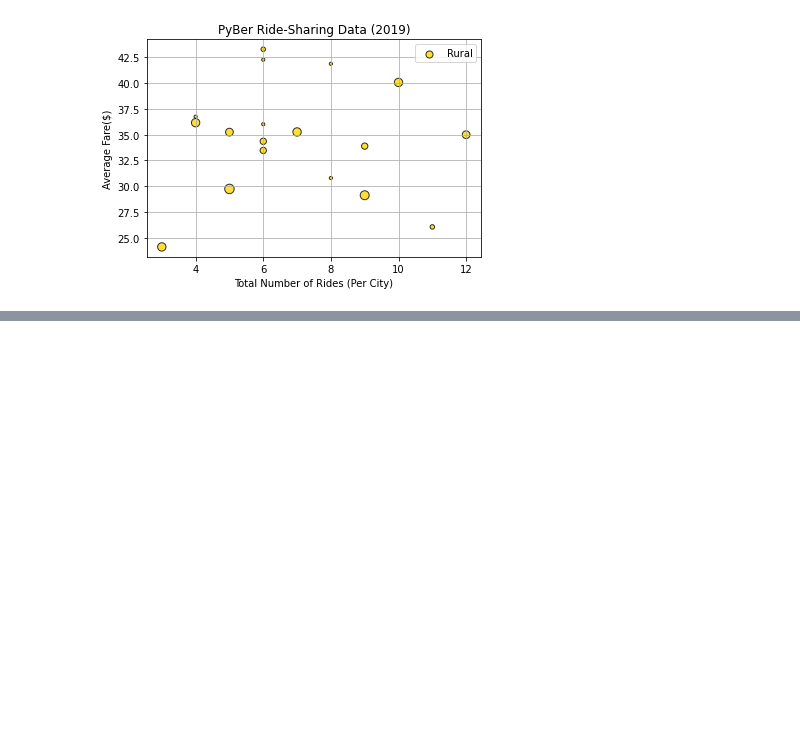
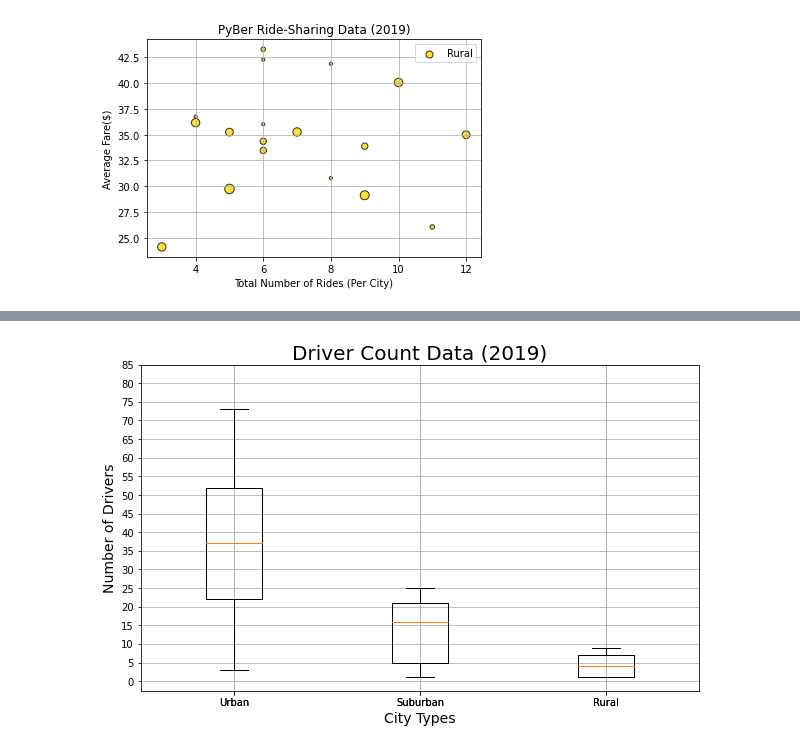
Before and after one commit to ksreeja993/PyBer_Analysis, a Jupyter notebook: PyBer.ipynb, the cells around one changed output, grey strips where cells are left out. Saved outputs shown, nothing was run; the diff lists cells and outputs as text; code cells hidden in the pictures; blank space fills up the shorter version.

```diff
--- a/PyBer.ipynb
+++ b/PyBer.ipynb
@@ -294,0 +529,16 @@ plt.savefig("Analysis/Fig1.png")
+# %%
+rural_drivers = rural_cities_df["driver_count"]
+
+rural_drivers.head()
+
+mean_rural_drivers = np.mean(rural_drivers)
+
+print(f"Mean rural drivers: {mean_rural_drivers:.2f}.")
+
+median_rural_drivers = np.median(rural_drivers)
+
+print(f"Median rural drivers: {median_rural_drivers:.2f}.")
+
+mode_rural_drivers = sts.mode(rural_drivers)
+
+print(f"Mode rural drivers: {mode_rural_drivers}.")
@@ -294,0 +646,27 @@ plt.savefig("Analysis/Fig1.png")
+# %%
+x_labels = ["Urban","Suburban", "Rural"]
+
+driver_count_data = [urban_drivers, suburban_drivers, rural_drivers]
+
+fig, ax = plt.subplots(figsize=(10,6))
+
+ax.boxplot(driver_count_data, labels=x_labels)
+
+# Add the title, y-axis label and grid.
+
+ax.set_title("Driver Count Data (2019)", fontsize=20)
+
+ax.set_ylabel("Number of Drivers",fontsize=14)
+
+ax.set_xlabel("City Types",fontsize=14)
+
+ax.boxplot(driver_count_data, labels=x_labels)
+
+ax.set_yticks(np.arange(0,90, step =5))
+
+ax.grid()
+
+plt.savefig("Analysis/Fig4.png")
+plt.show()
+# %% [output]
+[figure, added]
```
Also changed, not shown: parts of 26 cells of this notebook, 4 other files.
